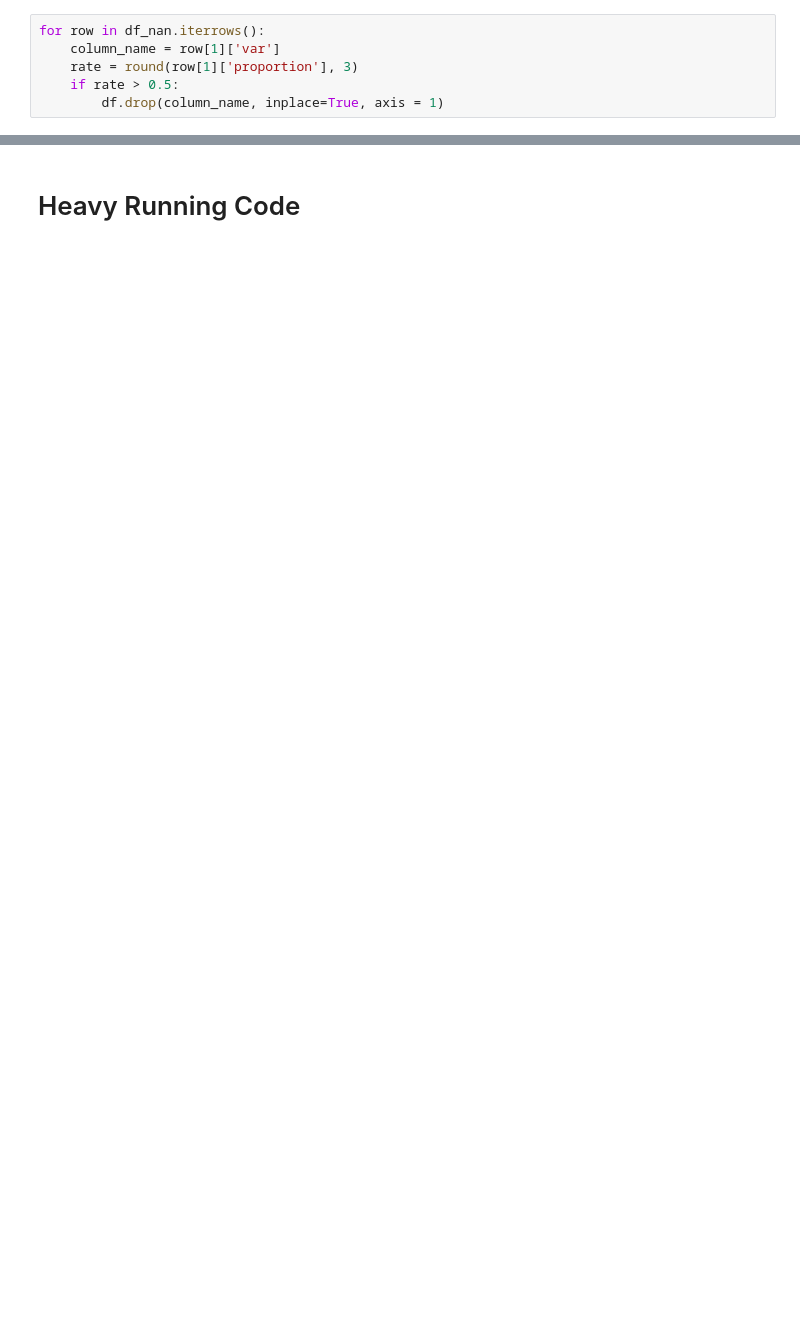
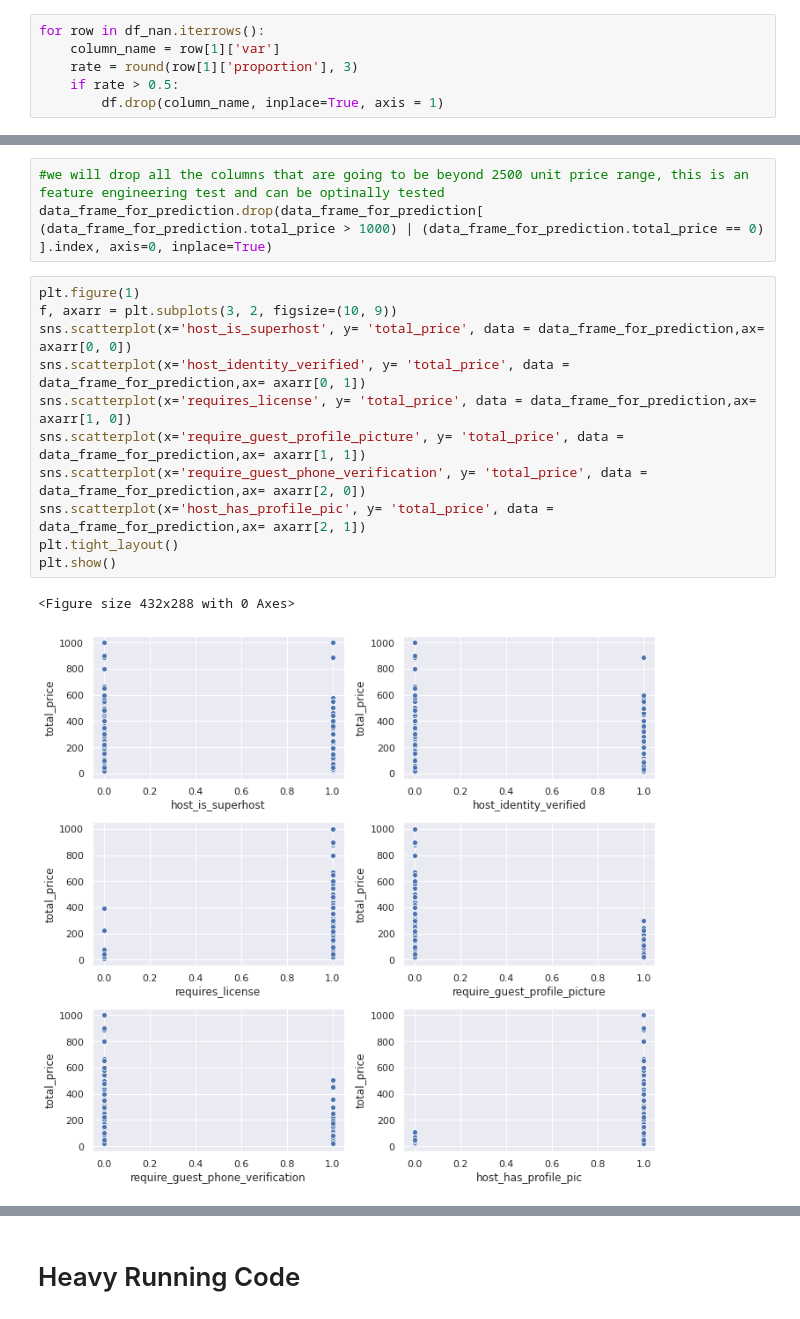
Before and after one commit to arunhiremath92/Airbnb-Price-Prediction, a Jupyter notebook: arun_airbnb_model_prediction_new.ipynb, the cells around one changed output, grey strips where cells are left out. Saved outputs shown, nothing was run; the diff lists cells and outputs as text; blank space fills up the shorter version.

```diff
--- a/arun_airbnb_model_prediction_new.ipynb
+++ b/arun_airbnb_model_prediction_new.ipynb
@@ -507,0 +494,17 @@ X_train, X_test, y_train, y_test = train_test_split(clean_data[columns_in_predic
+# %%
+#we will drop all the columns that are going to be beyond 2500 unit price range, this is an feature engineering test and can be optinally tested
+data_frame_for_prediction.drop(data_frame_for_prediction[ (data_frame_for_prediction.total_price > 1000) | (data_frame_for_prediction.total_price == 0) ].index, axis=0, inplace=True)
+# %%
+plt.figure(1)
+f, axarr = plt.subplots(3, 2, figsize=(10, 9))
+sns.scatterplot(x='host_is_superhost', y= 'total_price', data = data_frame_for_prediction,ax= axarr[0, 0])
+sns.scatterplot(x='host_identity_verified', y= 'total_price', data = data_frame_for_prediction,ax= axarr[0, 1])
+sns.scatterplot(x='requires_license', y= 'total_price', data = data_frame_for_prediction,ax= axarr[1, 0])
+sns.scatterplot(x='require_guest_profile_picture', y= 'total_price', data = data_frame_for_prediction,ax= axarr[1, 1])
+sns.scatterplot(x='require_guest_phone_verification', y= 'total_price', data = data_frame_for_prediction,ax= axarr[2, 0])
+sns.scatterplot(x='host_has_profile_pic', y= 'total_price', data = data_frame_for_prediction,ax= axarr[2, 1])
+plt.tight_layout()
+plt.show()
+# %% [output]
+<Figure size 432x288 with 0 Axes>
+[figure, added]
```
Also changed, not shown: parts of 94 cells of this notebook, 1 other file.
